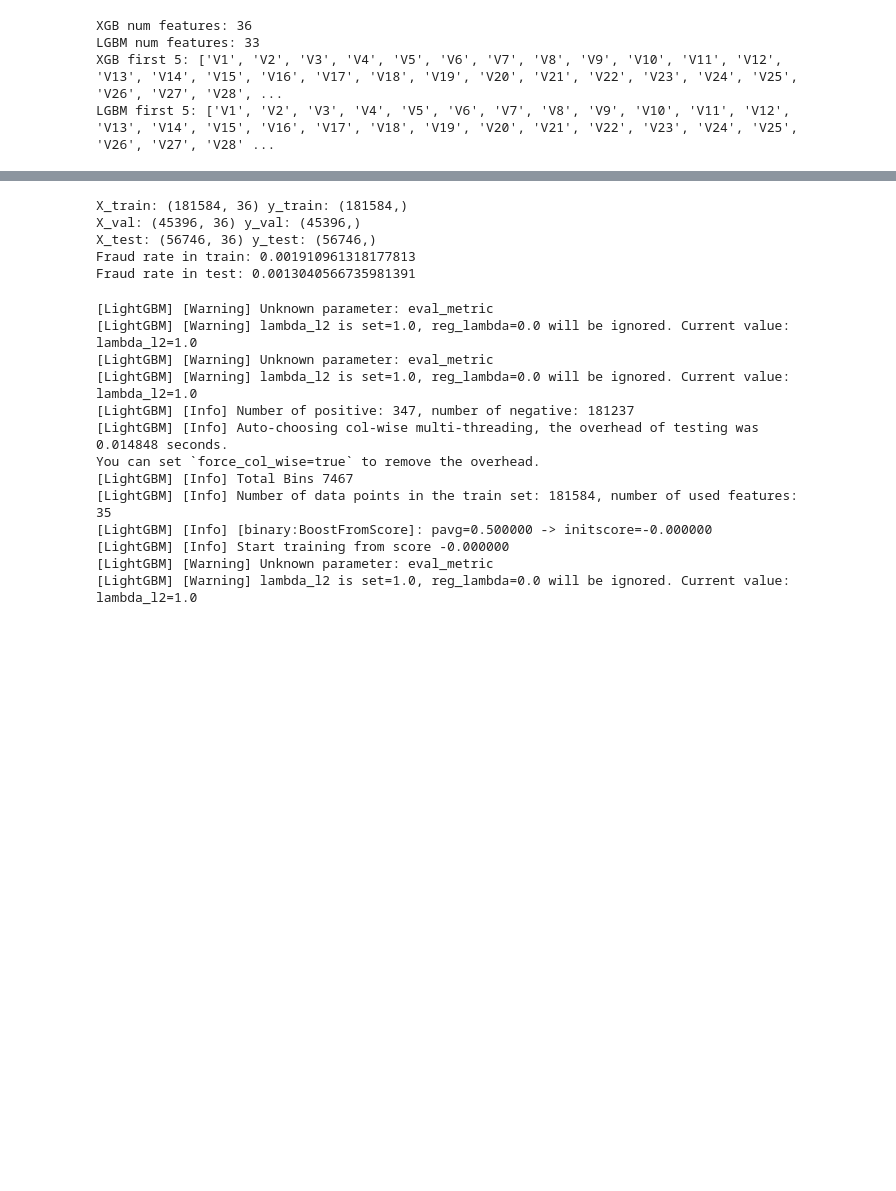
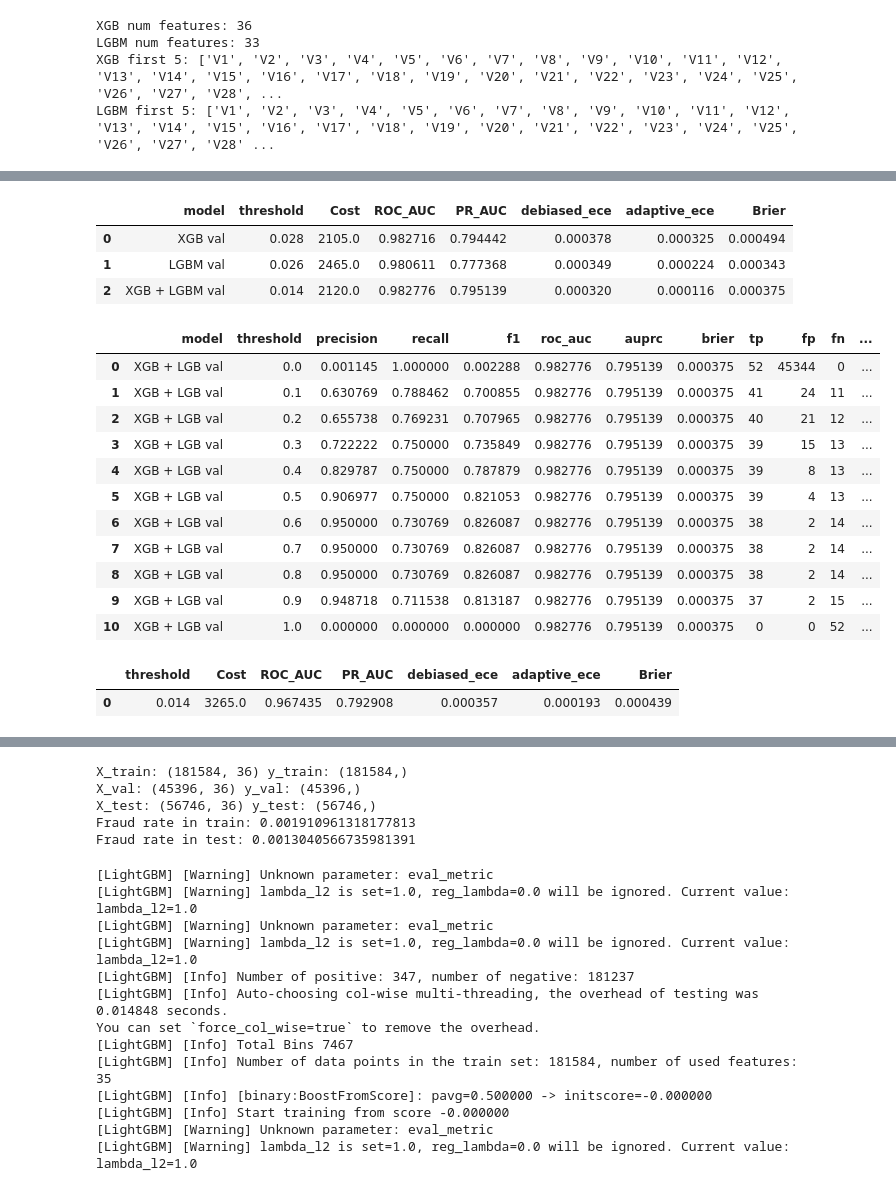
Before and after one commit to NhatHuy61205/Credit-Card-Fraud-Detection-Classification---Imbalanced-, a Jupyter notebook: notebooks/models/Ensemble/XGB_LGBM_exp.ipynb, the cells around one changed output, grey strips where cells are left out. Drawn from its saved outputs; the diff is of its cells as text; code cells hidden in the pictures; blank space fills up the shorter version.

Commit message:
update xgb + lgbm

```diff
--- a/notebooks/models/Ensemble/XGB_LGBM_exp.ipynb
+++ b/notebooks/models/Ensemble/XGB_LGBM_exp.ipynb
@@ -50,0 +59,2 @@ df.head()
+# %%
+X_train, y_train, X_val, y_val, X_test, y_test = split_data(df, all_features, target)
@@ -50,0 +67,11 @@ df.head()
+# %%
+X_val_xgb = X_val[xgb_features].copy()
+X_test_xgb = X_test[xgb_features].copy()
+
+X_val_lgbm = X_val[lgbm_features].copy()
+X_test_lgbm = X_test[lgbm_features].copy()
+
+print("X_val_xgb   :", X_val_xgb.shape)
+print("X_val_lgbm :", X_val_lgbm.shape)
+print("X_test_xgb  :", X_test_xgb.shape)
+print("X_test_lgbm:", X_test_lgbm.shape)
@@ -50,0 +83,6 @@ df.head()
+# %%
+p_val_xgb = xgb_model.predict_proba(X_val_xgb)[:, 1]
+p_test_xgb = xgb_model.predict_proba(X_test_xgb)[:, 1]
+
+p_val_lgbm = lgbm_model.predict_proba(X_val_lgbm)[:, 1]
+p_test_lgbm = lgbm_model.predict_proba(X_test_lgbm)[:, 1]
@@ -50,0 +94,52 @@ df.head()
+# %%
+p_val_blend = 0.5 * p_val_xgb + 0.5 * p_val_lgbm
+# %%
+rs = []
+
+rs.append({
+    "model": "XGB val",
+    **log_eval(y_val, p_val_xgb)
+})
+
+rs.append({
+    "model": "LGBM val",
+    **log_eval(y_val, p_val_lgbm)
+})
+
+rs.append({
+    "model": "XGB + LGBM val",
+    **log_eval(y_val, p_val_blend)
+})
+
+val_df = pd.DataFrame(rs)
+val_df
+# %% [output]
+|  | model | threshold | Cost | ROC_AUC | PR_AUC | debiased_ece | adaptive_ece | Brier |
+| 0 | XGB val | 0.028 | 2105.0 | 0.982716 | 0.794442 | 0.000378 | 0.000325 | 0.000494 |
+| 1 | LGBM val | 0.026 | 2465.0 | 0.980611 | 0.777368 | 0.000349 | 0.000224 | 0.000343 |
+| 2 | XGB + LGBM val | 0.014 | 2120.0 | 0.982776 | 0.795139 | 0.000320 | 0.000116 | 0.000375 |
+# %%
+eval = []
+
+for n in np.linspace(0,1,11):
+
+    eval.append({
+        "model": "XGB + LGB val",
+        **evaluate(y_val, p_val_blend, thr = n)
+    })
+
+eval_df = pd.DataFrame(eval)
+eval_df
+# %% [output]
+|  | model | threshold | precision | recall | f1 | roc_auc | auprc | brier | tp | fp | fn | ... |
+| 0 | XGB + LGB val | 0.0 | 0.001145 | 1.000000 | 0.002288 | 0.982776 | 0.795139 | 0.000375 | 52 | 45344 | 0 | ... |
+| 1 | XGB + LGB val | 0.1 | 0.630769 | 0.788462 | 0.700855 | 0.982776 | 0.795139 | 0.000375 | 41 | 24 | 11 | ... |
+| 2 | XGB + LGB val | 0.2 | 0.655738 | 0.769231 | 0.707965 | 0.982776 | 0.795139 | 0.000375 | 40 | 21 | 12 | ... |
+| 3 | XGB + LGB val | 0.3 | 0.722222 | 0.750000 | 0.735849 | 0.982776 | 0.795139 | 0.000375 | 39 | 15 | 13 | ... |
+| 4 | XGB + LGB val | 0.4 | 0.829787 | 0.750000 | 0.787879 | 0.982776 | 0.795139 | 0.000375 | 39 | 8 | 13 | ... |
+| 5 | XGB + LGB val | 0.5 | 0.906977 | 0.750000 | 0.821053 | 0.982776 | 0.795139 | 0.000375 | 39 | 4 | 13 | ... |
+| 6 | XGB + LGB val | 0.6 | 0.950000 | 0.730769 | 0.826087 | 0.982776 | 0.795139 | 0.000375 | 38 | 2 | 14 | ... |
+| 7 | XGB + LGB val | 0.7 | 0.950000 | 0.730769 | 0.826087 | 0.982776 | 0.795139 | 0.000375 | 38 | 2 | 14 | ... |
+| 8 | XGB + LGB val | 0.8 | 0.950000 | 0.730769 | 0.826087 | 0.982776 | 0.795139 | 0.000375 | 38 | 2 | 14 | ... |
+| 9 | XGB + LGB val | 0.9 | 0.948718 | 0.711538 | 0.813187 | 0.982776 | 0.795139 | 0.000375 | 37 | 2 | 15 | ... |
+| 10 | XGB + LGB val | 1.0 | 0.000000 | 0.000000 | 0.000000 | 0.982776 | 0.795139 | 0.000375 | 0 | 0 | 52 | ... |
@@ -50,0 +148,6 @@ df.head()
+# %%
+df_test_blend = pd.DataFrame([log_eval(y_test,p_test_blend)])
+df_test_blend
+# %% [output]
+|  | threshold | Cost | ROC_AUC | PR_AUC | debiased_ece | adaptive_ece | Brier |
+| 0 | 0.014 | 3265.0 | 0.967435 | 0.792908 | 0.000357 | 0.000193 | 0.000439 |
```
Also changed, not shown: parts of 12 cells of this notebook, 2 other files.
